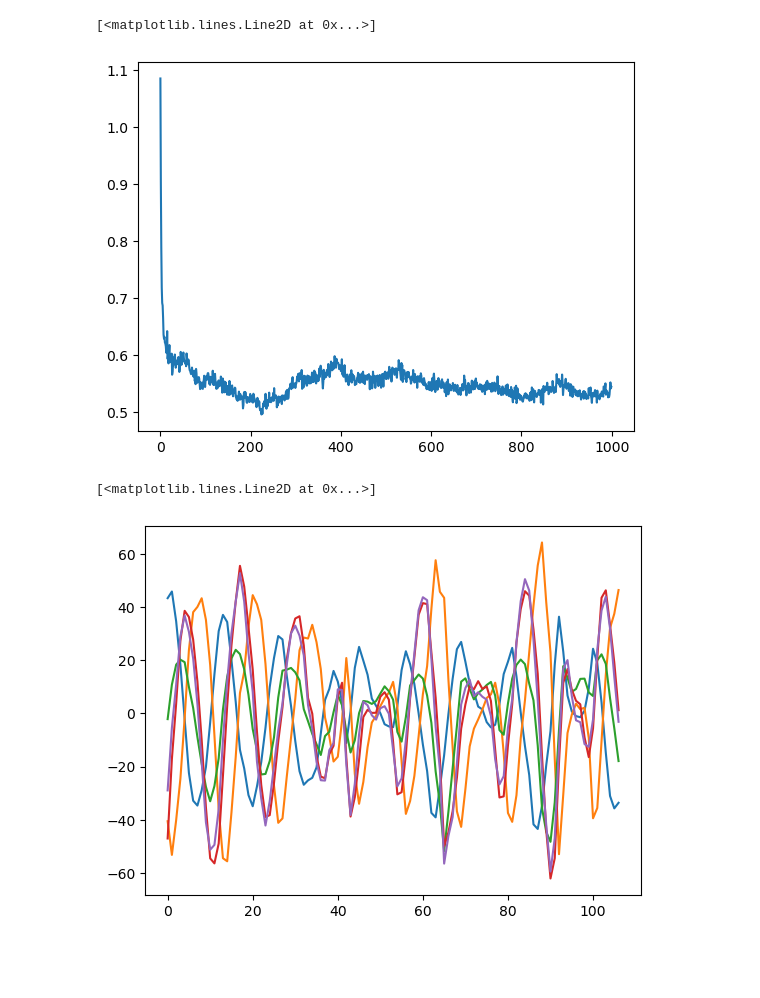
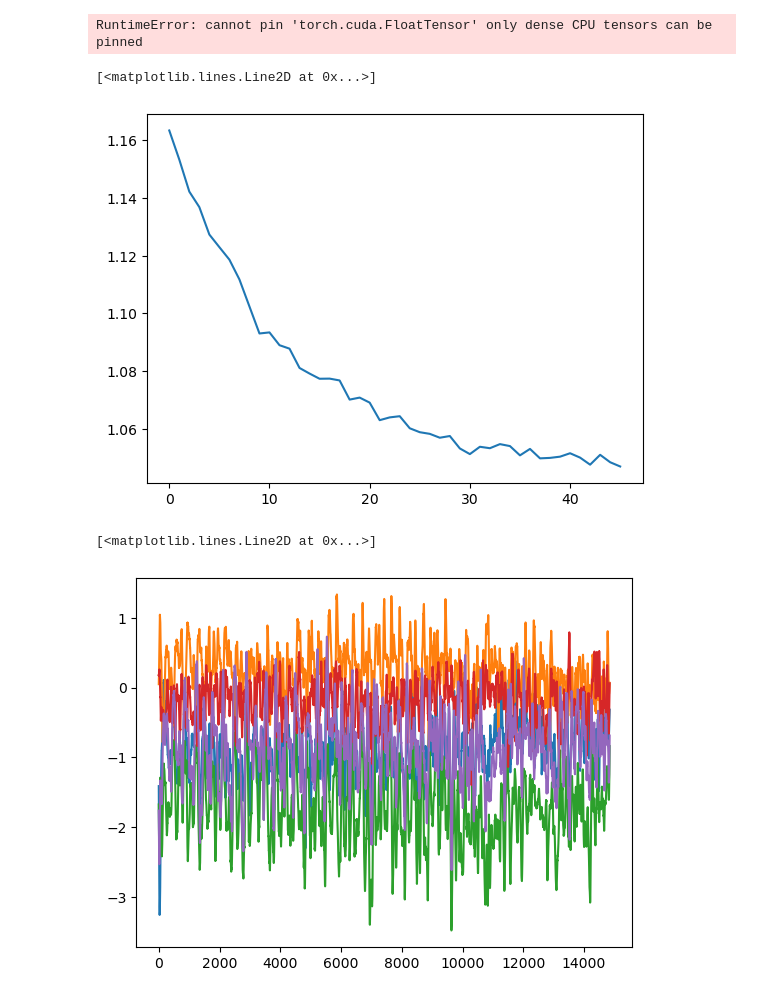
Before and after one commit to z7743/manifold_learning, a Jupyter notebook: notebooks/test.ipynb, the cells around one changed output. Saved outputs shown, nothing was run; the diff lists cells and outputs as text; code cells hidden in the pictures; blank space fills up the shorter version.

```diff
--- a/notebooks/test.ipynb
+++ b/notebooks/test.ipynb
@@ -9,7 +11,7 @@ importlib.reload(nD_cICA)
 # %%
-X = load_csv_dataset("CellCycle4X.csv").to_numpy()
+X = load_csv_dataset("Jan1023_1_fr_ma2sec_sr30.csv").to_numpy()[:,1:]
 # %%
-trainer = nD_cICA.ModelTrainer(X.shape[1], embed_dim=5, n_components=10, device="cpu")
+trainer = IMD.IMD_nD(X.shape[1], embed_dim=5, n_components=3,learning_rate=0.001, device="cuda",optimizer="Adam",random_state=2)
 # %%
-trainer.fit(X, sample_len=10, library_len=70, nbrs_num=10, tp=1, epochs=1000, num_batches=32)
+trainer.fit(X, sample_len=300, library_len=800, nbrs_num=15, tp=60, epochs=1000, num_batches=32)
 # %% [output]
@@ -34,8 +39,36 @@ executing.executing.NotOneValueFound: Expected one value, found 0
+# %%
+from mpl_toolkits.mplot3d import Axes3D
+import os
+import imageio
+
+output_dir = "frames"
+os.makedirs(output_dir, exist_ok=True)
+
+for i in range(1000):
+    trainer.fit(X, sample_len=300, library_len=800, nbrs_num=15, tp=60, epochs=1, num_batches=32)
+
+    ax = plt.figure(figsize=(5, 5),dpi=200).add_subplot(projection='3d')
+    ax.plot(*trainer.predict(X)[:, 0].T, lw=0.5)
+    ax.set_xlabel("X Axis")
+    ax.set_ylabel("Y Axis")
+    ax.set_zlabel("Z Axis")
+
+    plt.savefig(f"{output_dir}/frame_{i:02d}.png")
+    plt.close()
+
+#with imageio.get_writer('animation.gif', mode='I', duration=0.25) as writer:
+with imageio.get_writer('animation_adam.mp4', mode='I') as writer:
+    for i in range(1000):
+        filename = f"{output_dir}/frame_{i:02d}.png"
+        image = imageio.imread(filename)
+        writer.append_data(image)
+# %% [output]
+RuntimeError: cannot pin 'torch.cuda.FloatTensor' only dense CPU tensors can be pinned
 # %%
-plt.plot(trainer.get_loss_history())
+plt.plot(trainer.get_loss_history()[:400])
 # %% [output]
 [<matplotlib.lines.Line2D at 0x...>]
-[figure, old version]
+[figure, new version]
 # %%
 plt.plot(trainer.predict(X)[:,0,0])
 plt.plot(trainer.predict(X)[:,0,1])
@@ -44,4 +77,4 @@ plt.plot(trainer.predict(X)[:,0,3])
 plt.plot(trainer.predict(X)[:,0,4])
 # %% [output]
 [<matplotlib.lines.Line2D at 0x...>]
-[figure, old version]
+[figure, new version]
```
Also changed, not shown: parts of 3 cells of this notebook, 2 other files.
